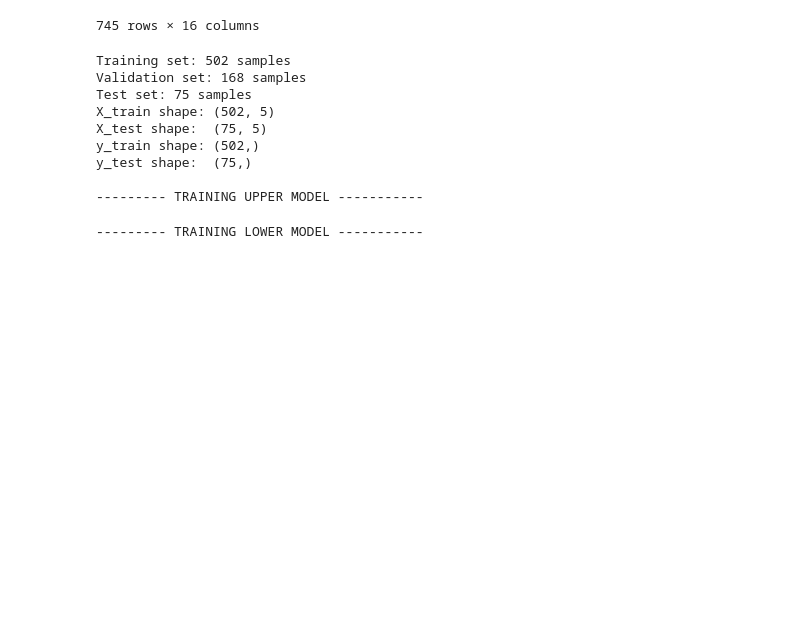
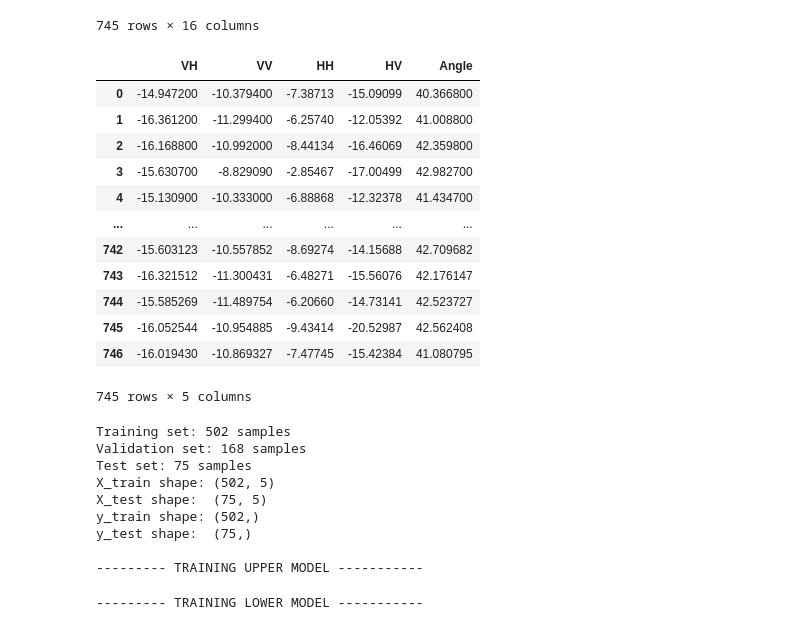
Before and after one commit to kshipra-jadav/major-2-experiments, a Jupyter notebook: code/pi_estimation.ipynb, the cells around one changed output. Saved outputs shown, nothing was run; the diff lists cells and outputs as text; code cells hidden in the pictures; blank space fills up the shorter version.

```diff
--- a/code/pi_estimation.ipynb
+++ b/code/pi_estimation.ipynb
@@ -293,6 +293,24 @@ combined
 # %%
 X_cols = ['VH', 'VV', 'HH', 'HV', 'Angle']
 y_col = ['SM (Combined)']
+# %%
+import seaborn as sns
+
+combined[X_cols]
+# %% [output]
+|  | VH | VV | HH | HV | Angle |
+| 0 | -14.947200 | -10.379400 | -7.38713 | -15.09099 | 40.366800 |
+| 1 | -16.361200 | -11.299400 | -6.25740 | -12.05392 | 41.008800 |
+| 2 | -16.168800 | -10.992000 | -8.44134 | -16.46069 | 42.359800 |
+| 3 | -15.630700 | -8.829090 | -2.85467 | -17.00499 | 42.982700 |
+| 4 | -15.130900 | -10.333000 | -6.88868 | -12.32378 | 41.434700 |
+| ... | ... | ... | ... | ... | ... |
+| 742 | -15.603123 | -10.557852 | -8.69274 | -14.15688 | 42.709682 |
+| 743 | -16.321512 | -11.300431 | -6.48271 | -15.56076 | 42.176147 |
+| 744 | -15.585269 | -11.489754 | -6.20660 | -14.73141 | 42.523727 |
+| 745 | -16.052544 | -10.954885 | -9.43414 | -20.52987 | 42.562408 |
+| 746 | -16.019430 | -10.869327 | -7.47745 | -15.42384 | 41.080795 |
+745 rows × 5 columns
 # %%
 from model_experiments import PredictionIntervalEstimation
 
```
